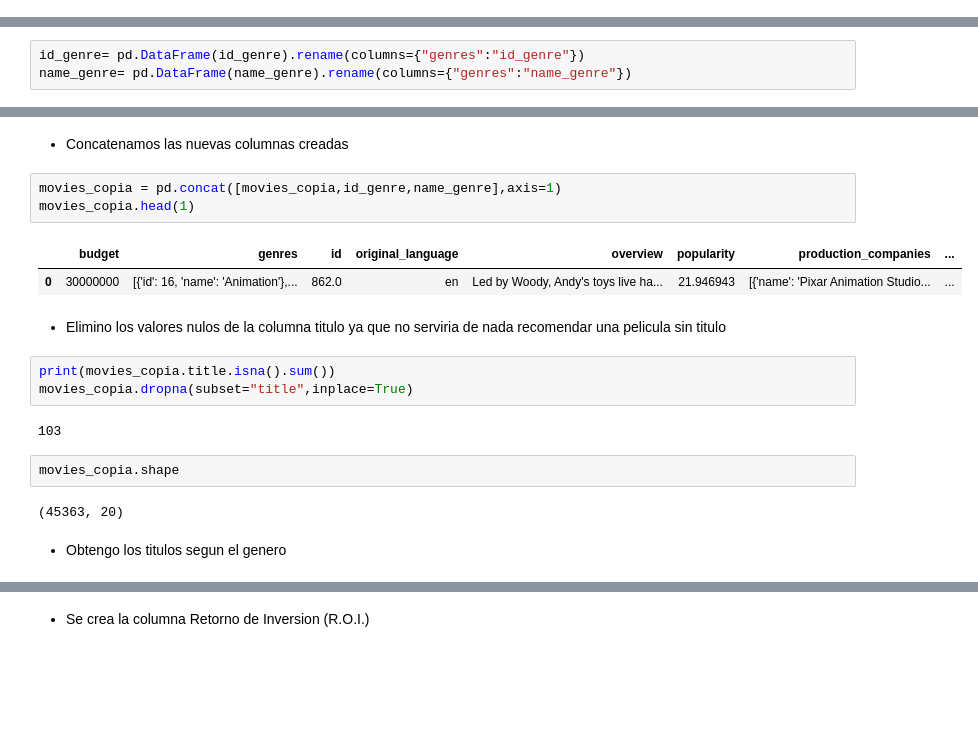
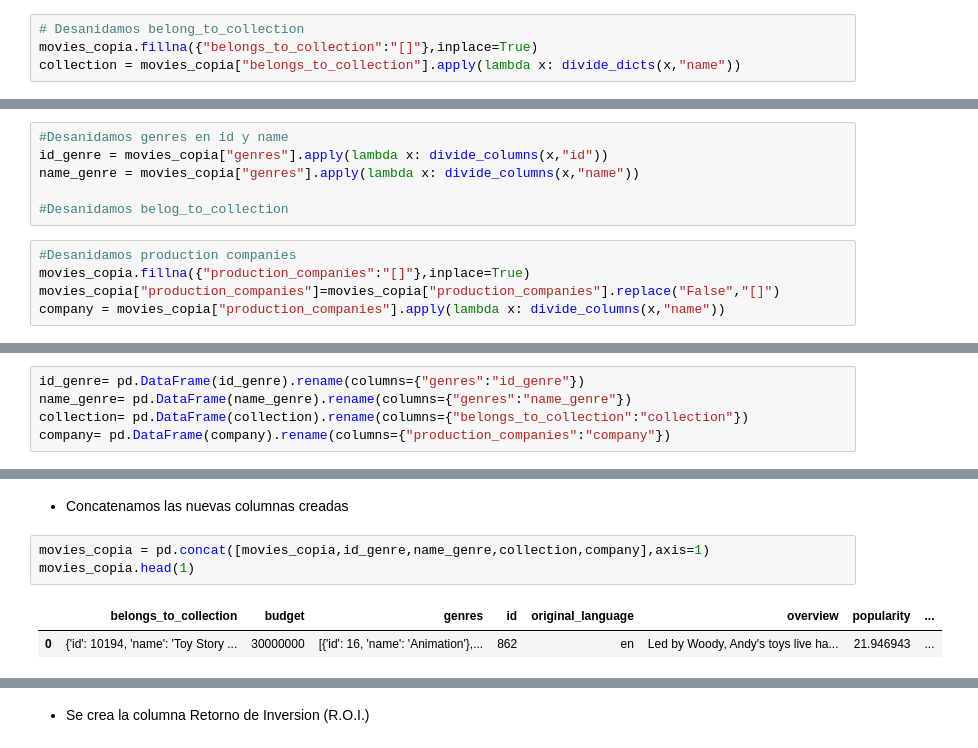
Before and after one commit to MartinFerrari5/Proyecto-Machine-Learning, a Jupyter notebook: notebooks/etl.ipynb, the cells around one changed output, grey strips where cells are left out. Cells and saved outputs as stored; diff of their text form; blank space fills up the shorter version.

```diff
--- a/notebooks/etl.ipynb
+++ b/notebooks/etl.ipynb
@@ -112,0 +141,4 @@ name_genre = movies["genres"].apply(lambda x: divide_columns(x,"name"))
+# %%
+# Desanidamos belong_to_collection
+movies_copia.fillna({"belongs_to_collection":"[]"},inplace=True)
+collection = movies_copia["belongs_to_collection"].apply(lambda x: divide_dicts(x,"name"))
@@ -113,5 +163,18 @@ name_genre = movies["genres"].apply(lambda x: divide_columns(x,"name"))
+# %%
+#Desanidamos genres en id y name
+id_genre = movies_copia["genres"].apply(lambda x: divide_columns(x,"id"))
+name_genre = movies_copia["genres"].apply(lambda x: divide_columns(x,"name"))
+
+#Desanidamos belog_to_collection
+# %%
+#Desanidamos production companies
+movies_copia.fillna({"production_companies":"[]"},inplace=True)
+movies_copia["production_companies"]=movies_copia["production_companies"].replace("False","[]")
+company = movies_copia["production_companies"].apply(lambda x: divide_columns(x,"name"))
 # %% [markdown]
 **Realizamos el renombre de las columnas modificadas**
 # %%
 id_genre= pd.DataFrame(id_genre).rename(columns={"genres":"id_genre"})
 name_genre= pd.DataFrame(name_genre).rename(columns={"genres":"name_genre"})
+collection= pd.DataFrame(collection).rename(columns={"belongs_to_collection":"collection"})
+company= pd.DataFrame(company).rename(columns={"production_companies":"company"})
@@ -118,21 +190,8 @@ name_genre= pd.DataFrame(name_genre).rename(columns={"genres":"name_genre"})
 # %% [markdown]
 * Concatenamos las nuevas columnas creadas
 # %%
-movies_copia = pd.concat([movies_copia,id_genre,name_genre],axis=1)
+movies_copia = pd.concat([movies_copia,id_genre,name_genre,collection,company],axis=1)
 movies_copia.head(1)
 # %% [output]
-|  | budget | genres | id | original_language | overview | popularity | production_companies | ... |
-| 0 | 30000000 | [{'id': 16, 'name': 'Animation'},... | 862.0 | en | Led by Woody, Andy's toys live ha... | 21.946943 | [{'name': 'Pixar Animation Studio... | ... |
+|  | belongs_to_collection | budget | genres | id | original_language | overview | popularity | ... |
+| 0 | {'id': 10194, 'name': 'Toy Story ... | 30000000 | [{'id': 16, 'name': 'Animation'},... | 862 | en | Led by Woody, Andy's toys live ha... | 21.946943 | ... |
-# %% [markdown]
-* Elimino los valores nulos de la columna titulo ya que no serviria de nada recomendar una pelicula sin titulo
-# %%
-print(movies_copia.title.isna().sum())
-movies_copia.dropna(subset="title",inplace=True)
-# %% [output]
-103
-# %%
-movies_copia.shape
-# %% [output]
-(45363, 20)
-# %% [markdown]
-* Obtengo los titulos segun el genero
```
Also changed, not shown: parts of 60 cells of this notebook, 5 other files.
